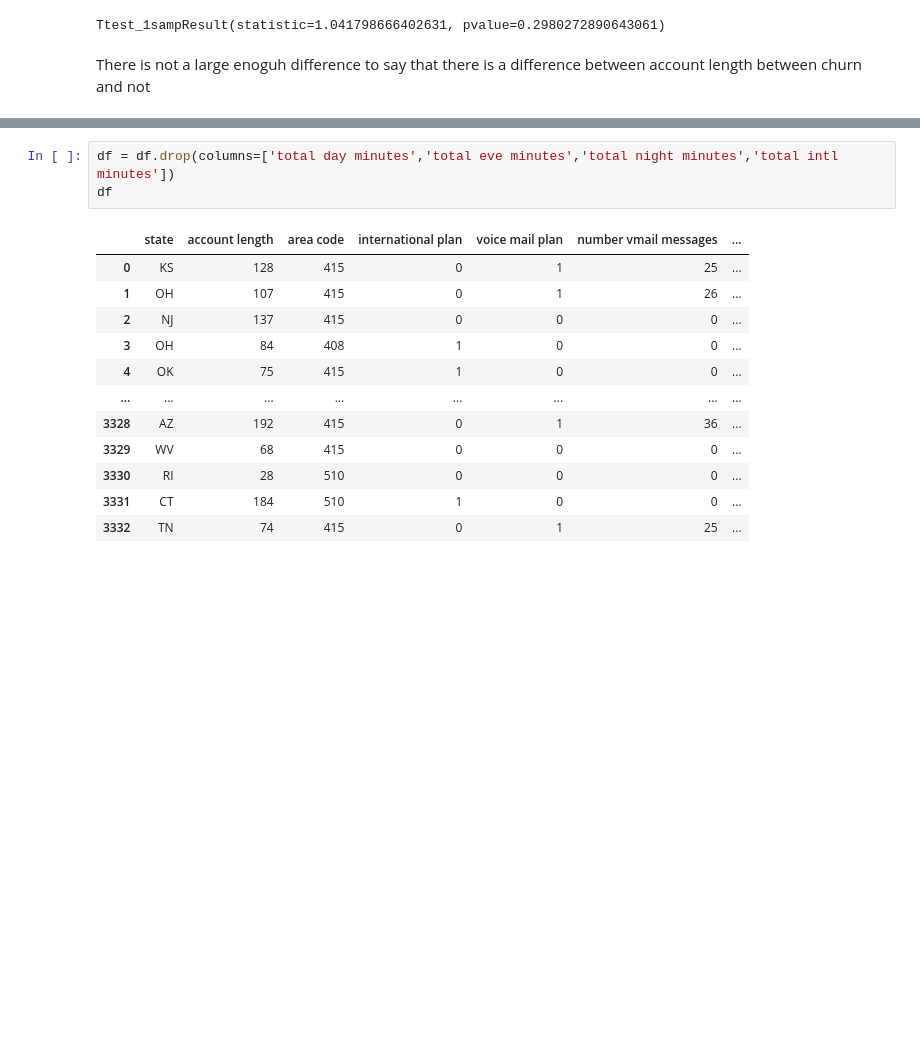
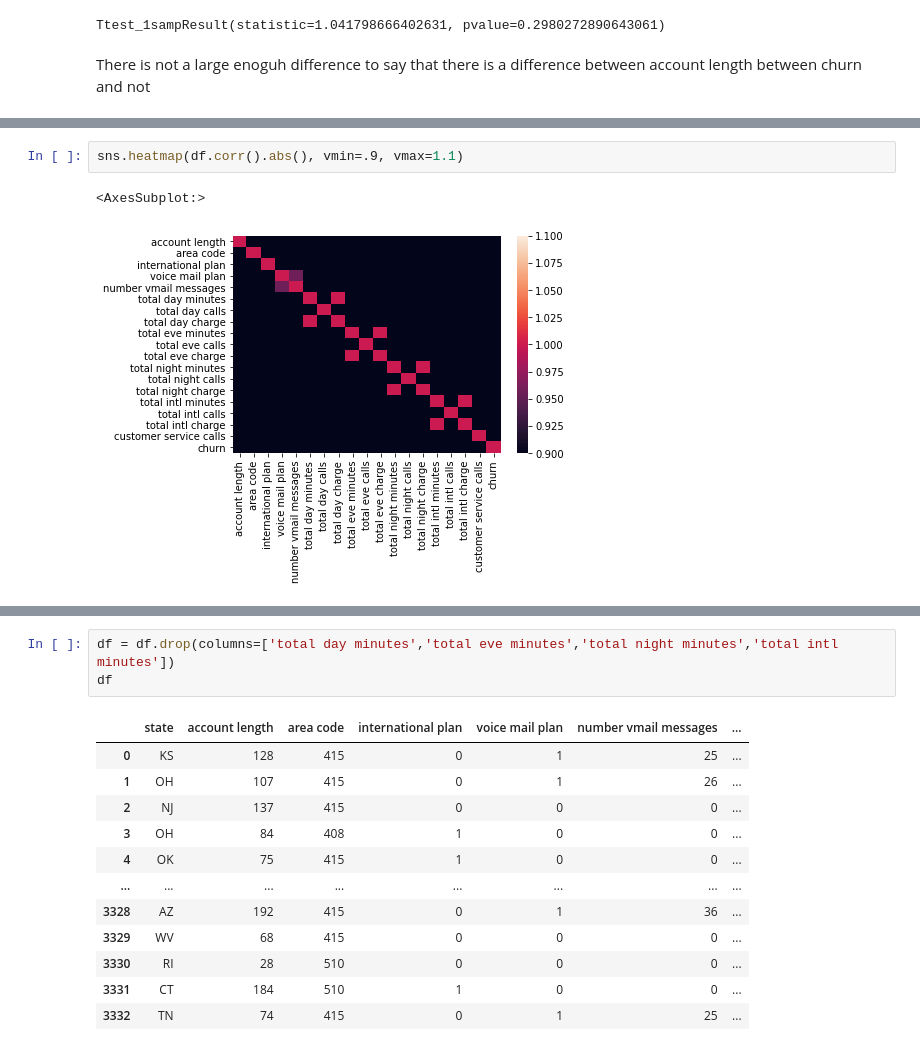
Before and after one commit to KyleWeesner/Customer_retention_plan_for_Syriatel_Mobile_Telecom, a Jupyter notebook: workspace/Exploratory Data Analysis.ipynb, the cells around one changed output, grey strips where cells are left out. Cells and saved outputs as stored; diff of their text form; blank space fills up the shorter version.

```diff
--- a/workspace/Exploratory Data Analysis.ipynb
+++ b/workspace/Exploratory Data Analysis.ipynb
@@ -441,0 +440,5 @@ sns.heatmap(df.corr().abs())
+# %%
+sns.heatmap(df.corr().abs(), vmin=.9, vmax=1.1)
+# %% [output]
+<AxesSubplot:>
+[figure, added]
```
Also changed, not shown: parts of 34 cells of this notebook, 2 other files.
